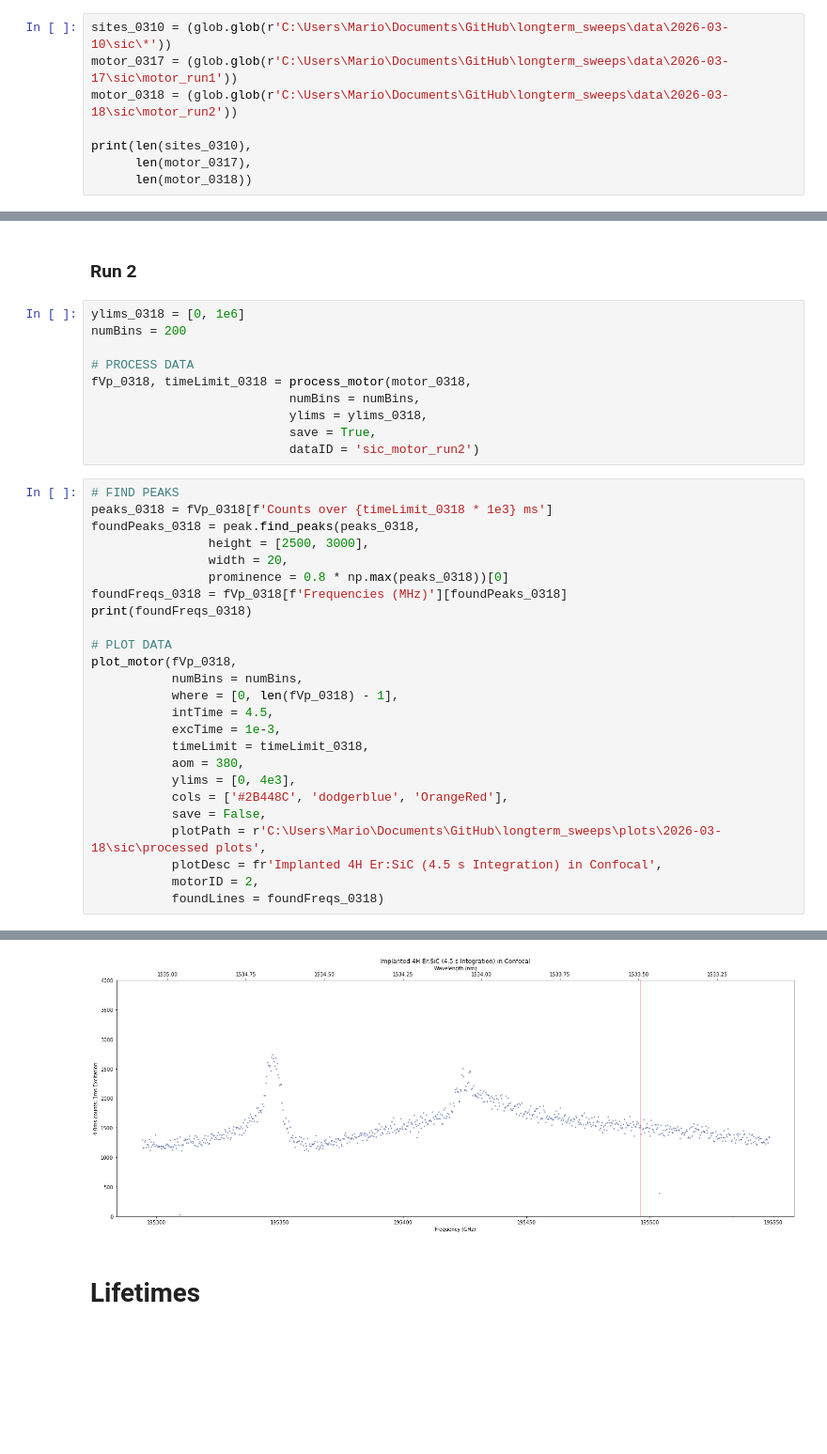
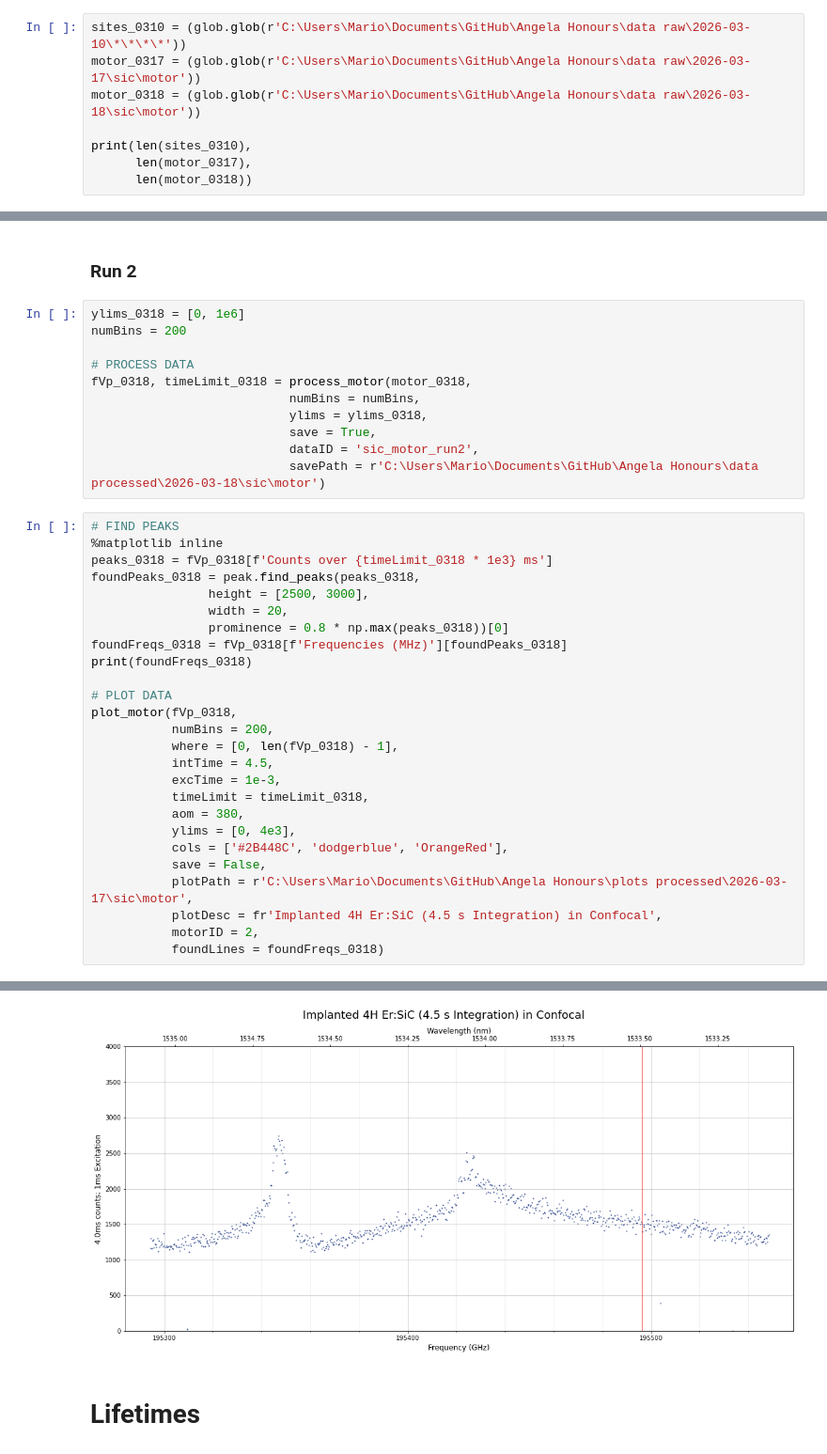
Before and after one commit to funkyguts/Angela-Honours, a Jupyter notebook: analysis/SiC IH Spectra.ipynb, the cells around one changed output, grey strips where cells are left out. Shown at 94% size. Saved outputs shown, nothing was run; the diff lists cells and outputs as text; blank space fills up the shorter version.

Commit message:
routine
yerrrp .  commit for angela's mac

```diff
--- a/analysis/SiC IH Spectra.ipynb
+++ b/analysis/SiC IH Spectra.ipynb
@@ -47,9 +36,9 @@ c:\Users\Mario\Documents\GitHub\longterm_sweeps
 # %% [markdown]
 ### Import .csv files
 # %%
-sites_0310 = (glob.glob(r'C:\Users\Mario\Documents\GitHub\longterm_sweeps\data\2026-03-10\sic\*'))
-motor_0317 = (glob.glob(r'C:\Users\Mario\Documents\GitHub\longterm_sweeps\data\2026-03-17\sic\motor_run1'))
-motor_0318 = (glob.glob(r'C:\Users\Mario\Documents\GitHub\longterm_sweeps\data\2026-03-18\sic\motor_run2'))
+sites_0310 = (glob.glob(r'C:\Users\Mario\Documents\GitHub\Angela Honours\data raw\2026-03-10\*\*\*\*'))
+motor_0317 = (glob.glob(r'C:\Users\Mario\Documents\GitHub\Angela Honours\data raw\2026-03-17\sic\motor'))
+motor_0318 = (glob.glob(r'C:\Users\Mario\Documents\GitHub\Angela Honours\data raw\2026-03-18\sic\motor'))
 
 print(len(sites_0310),
       len(motor_0317),
@@ -549,36 +604,38 @@ fVp_0318, timeLimit_0318 = process_motor(motor_0318,
                            numBins = numBins,
                            ylims = ylims_0318,
                            save = True,
-                           dataID = 'sic_motor_run2')
+                           dataID = 'sic_motor_run2',
+                           savePath = r'C:\Users\Mario\Documents\GitHub\Angela Honours\data processed\2026-03-18\sic\motor')
 # %%
 # FIND PEAKS
+%matplotlib inline
 peaks_0318 = fVp_0318[f'Counts over {timeLimit_0318 * 1e3} ms']
 foundPeaks_0318 = peak.find_peaks(peaks_0318,
                 height = [2500, 3000],
                 width = 20,
                 prominence = 0.8 * np.max(peaks_0318))[0]
 foundFreqs_0318 = fVp_0318[f'Frequencies (MHz)'][foundPeaks_0318]
 print(foundFreqs_0318)
 
 # PLOT DATA
 plot_motor(fVp_0318,
-           numBins = numBins,
+           numBins = 200,
            where = [0, len(fVp_0318) - 1],
            intTime = 4.5,
            excTime = 1e-3,
            timeLimit = timeLimit_0318,
            aom = 380,
            ylims = [0, 4e3],
            cols = ['#2B448C', 'dodgerblue', 'OrangeRed'],
            save = False,
-           plotPath = r'C:\Users\Mario\Documents\GitHub\longterm_sweeps\plots\2026-03-18\sic\processed plots',
+           plotPath = r'C:\Users\Mario\Documents\GitHub\Angela Honours\plots processed\2026-03-17\sic\motor',
            plotDesc = fr'Implanted 4H Er:SiC (4.5 s Integration) in Confocal',
            motorID = 2,
            foundLines = foundFreqs_0318)
 # %% [output]
 165    195496193.0
 Name: Frequencies (MHz), dtype: float64
-[figure, old version]
+[figure, new version]
 # %% [markdown]
 # Lifetimes
 # %%
```
Also changed, not shown: parts of 13 cells of this notebook, 8 other files.
